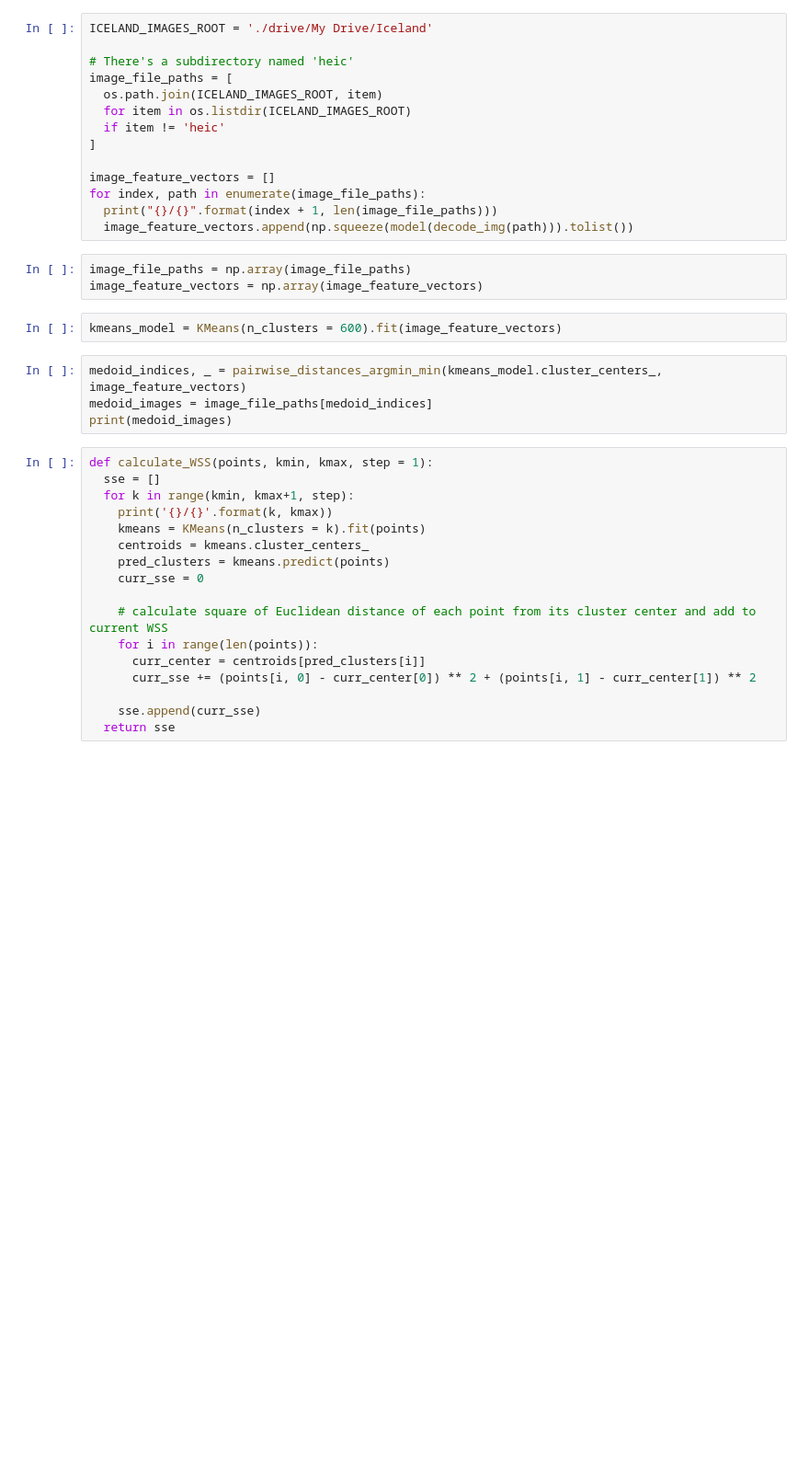
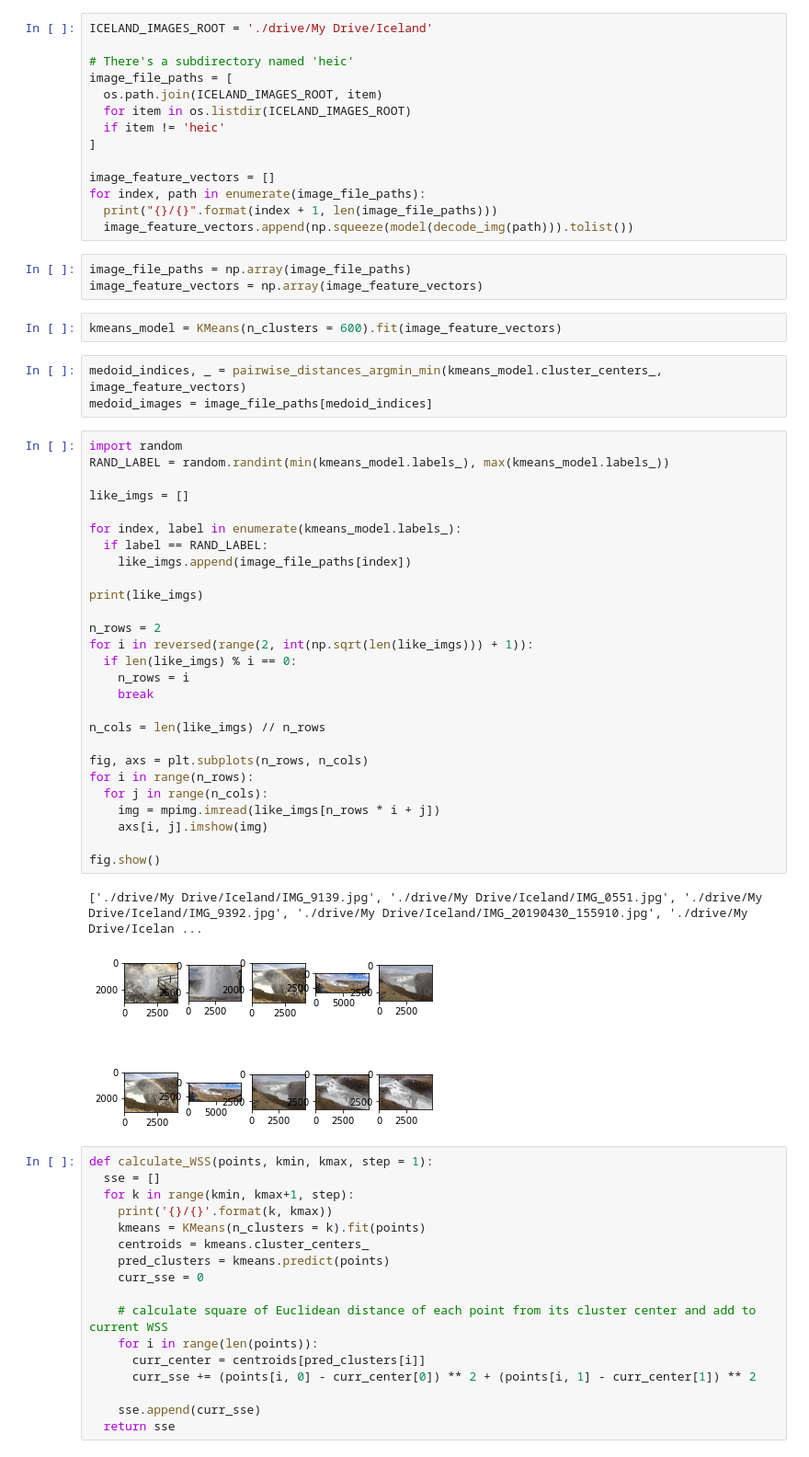
Before and after one commit to nicholaspun/similar-images-purger, a Jupyter notebook: idea3/image_clustering.ipynb, the cells around one changed output. Shown at 92% size. Saved outputs shown, nothing was run; the diff lists cells and outputs as text; blank space fills up the shorter version.

```diff
--- a/idea3/image_clustering.ipynb
+++ b/idea3/image_clustering.ipynb
@@ -49,7 +47,36 @@ kmeans_model = KMeans(n_clusters = 600).fit(image_feature_vectors)
 # %%
 medoid_indices, _ = pairwise_distances_argmin_min(kmeans_model.cluster_centers_, image_feature_vectors)
 medoid_images = image_file_paths[medoid_indices]
-print(medoid_images)
+# %%
+import random
+RAND_LABEL = random.randint(min(kmeans_model.labels_), max(kmeans_model.labels_))
+
+like_imgs = []
+
+for index, label in enumerate(kmeans_model.labels_):
+  if label == RAND_LABEL:
+    like_imgs.append(image_file_paths[index])
+
+print(like_imgs)
+
+n_rows = 2
+for i in reversed(range(2, int(np.sqrt(len(like_imgs))) + 1)):
+  if len(like_imgs) % i == 0:
+    n_rows = i
+    break
+
+n_cols = len(like_imgs) // n_rows
+
+fig, axs = plt.subplots(n_rows, n_cols)
+for i in range(n_rows):
+  for j in range(n_cols):
+    img = mpimg.imread(like_imgs[n_rows * i + j])
+    axs[i, j].imshow(img)
+
+fig.show()
+# %% [output]
+['./drive/My Drive/Iceland/IMG_9139.jpg', './drive/My Drive/Iceland/IMG_0551.jpg', './drive/My Drive/Iceland/IMG_9392.jpg', './drive/My Drive/Iceland/IMG_20190430_155910.jpg', './drive/My Drive/Icelan ...
+[figure, added]
 # %%
 def calculate_WSS(points, kmin, kmax, step = 1):
   sse = []
```
Also changed, not shown: parts of 1 cell of this notebook.
